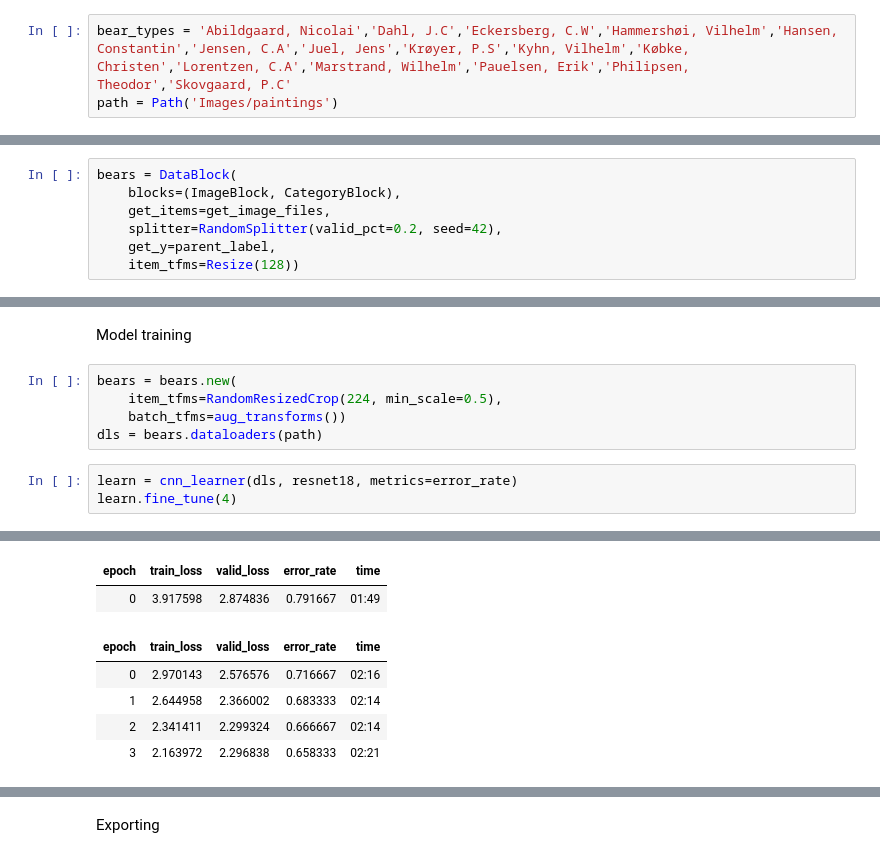
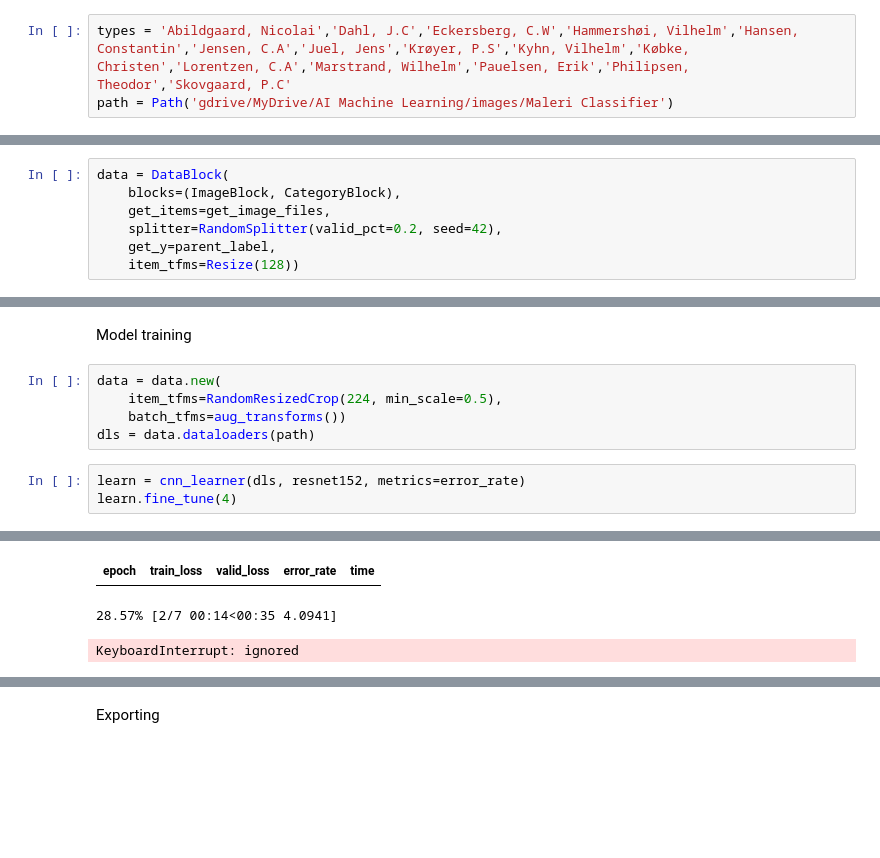
Before and after one commit to Tobbe3108/Fast.ai.Blog, a Jupyter notebook: _notebooks/2021-02-16-Maleri-Classifier-v2.ipynb, the cells around one changed output, grey strips where cells are left out. Saved outputs shown, nothing was run; the diff lists cells and outputs as text; blank space fills up the shorter version.

```diff
--- a/_notebooks/2021-02-16-Maleri-Classifier-v2.ipynb
+++ b/_notebooks/2021-02-16-Maleri-Classifier-v2.ipynb
@@ -19,6 +12,6 @@ with zipfile.ZipFile('Images/paintings.zip', 'r') as zip_ref:
 # %%
-bear_types = 'Abildgaard, Nicolai','Dahl, J.C','Eckersberg, C.W','Hammershøi, Vilhelm','Hansen, Constantin','Jensen, C.A','Juel, Jens','Krøyer, P.S','Kyhn, Vilhelm','Købke, Christen','Lorentzen, C.A','Marstrand, Wilhelm','Pauelsen, Erik','Philipsen, Theodor','Skovgaard, P.C'
-path = Path('Images/paintings')
+types = 'Abildgaard, Nicolai','Dahl, J.C','Eckersberg, C.W','Hammershøi, Vilhelm','Hansen, Constantin','Jensen, C.A','Juel, Jens','Krøyer, P.S','Kyhn, Vilhelm','Købke, Christen','Lorentzen, C.A','Marstrand, Wilhelm','Pauelsen, Erik','Philipsen, Theodor','Skovgaard, P.C'
+path = Path('gdrive/MyDrive/AI Machine Learning/images/Maleri Classifier')
 # %% [markdown]
 File tests
 # %%
@@ -36,5 +22,5 @@ failed.map(Path.unlink);
 # %%
-bears = DataBlock(
+data = DataBlock(
     blocks=(ImageBlock, CategoryBlock),
     get_items=get_image_files,
     splitter=RandomSplitter(valid_pct=0.2, seed=42),
@@ -49,11 +31,11 @@ dls.valid.show_batch(max_n=4, nrows=1)
 # %% [markdown]
 Model training
 # %%
-bears = bears.new(
+data = data.new(
     item_tfms=RandomResizedCrop(224, min_scale=0.5),
     batch_tfms=aug_transforms())
-dls = bears.dataloaders(path)
+dls = data.dataloaders(path)
 # %%
-learn = cnn_learner(dls, resnet18, metrics=error_rate)
+learn = cnn_learner(dls, resnet152, metrics=error_rate)
 learn.fine_tune(4)
 # %% [output]
@@ -61,10 +43,6 @@ Downloading: "https://download.pytorch.org/models/resnet18-5c106cde.pth" to /roo
 | epoch | train_loss | valid_loss | error_rate | time |
-| 0 | 3.917598 | 2.874836 | 0.791667 | 01:49 |
-| epoch | train_loss | valid_loss | error_rate | time |
-| 0 | 2.970143 | 2.576576 | 0.716667 | 02:16 |
-| 1 | 2.644958 | 2.366002 | 0.683333 | 02:14 |
-| 2 | 2.341411 | 2.299324 | 0.666667 | 02:14 |
-| 3 | 2.163972 | 2.296838 | 0.658333 | 02:21 |
+28.57% [2/7 00:14<00:35 4.0941]
+KeyboardInterrupt: ignored
 # %%
 interp = ClassificationInterpretation.from_learner(learn)
 interp.plot_confusion_matrix()
```
Also changed, not shown: parts of 14 cells of this notebook.
